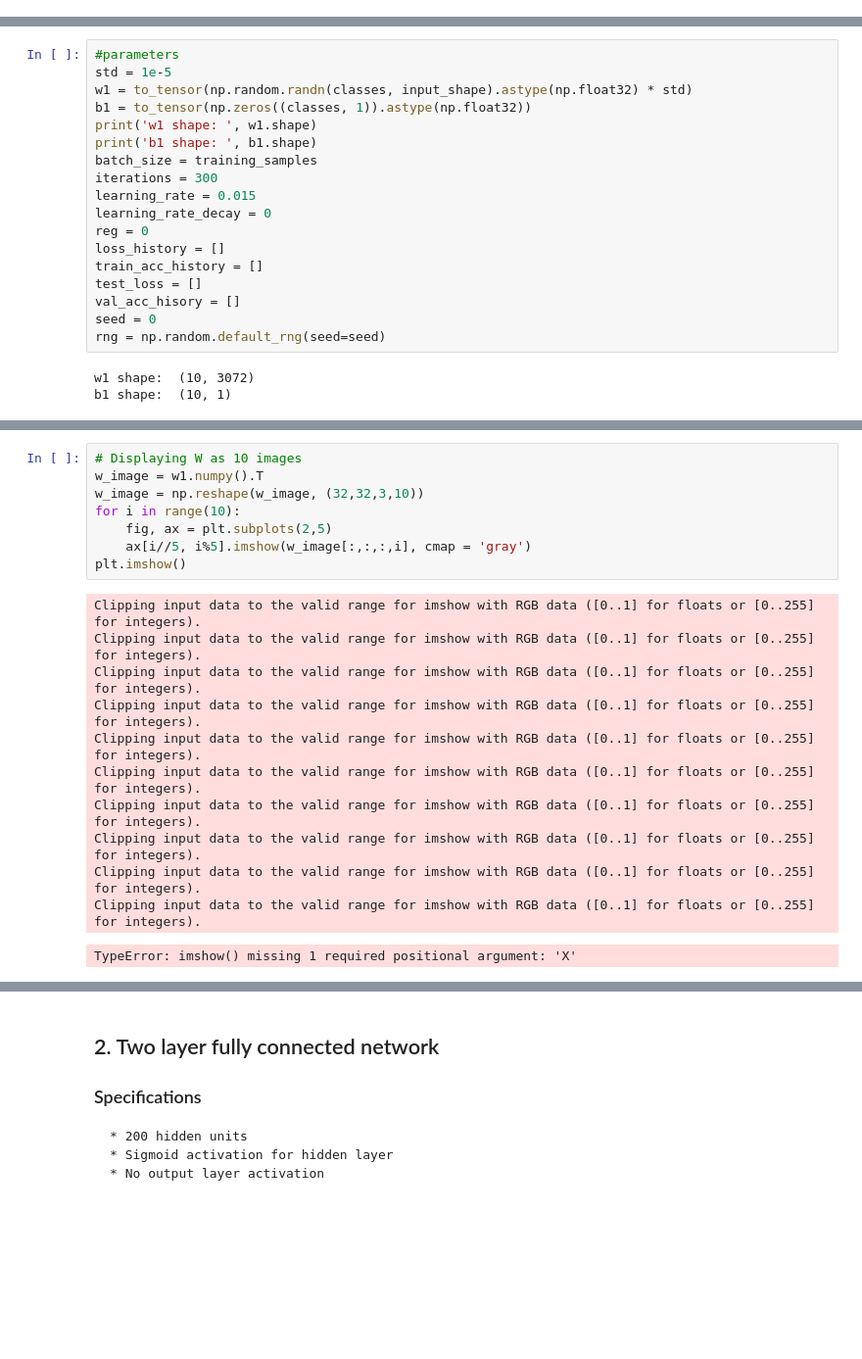
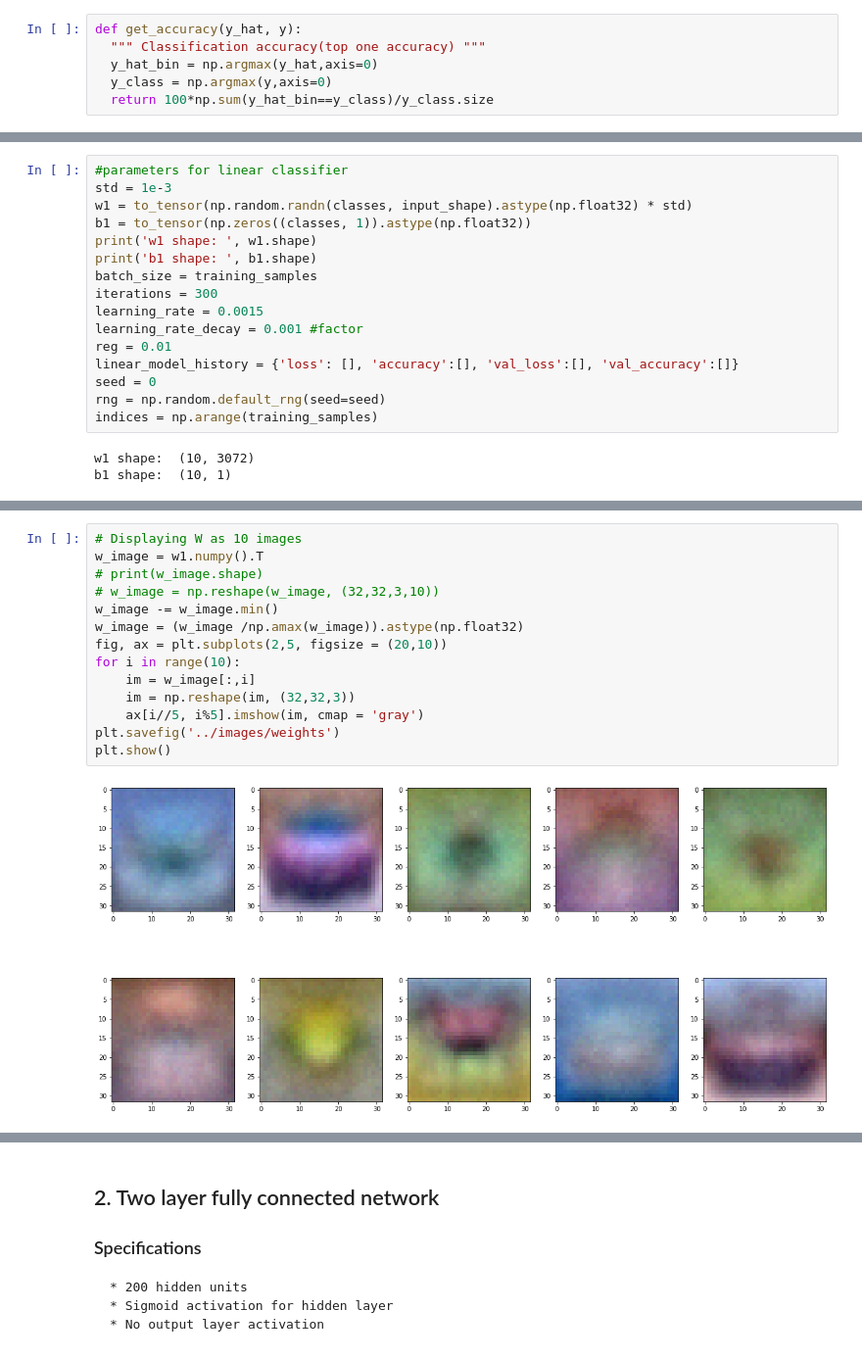
Before and after one commit to thieshanthan/EN2550, a Jupyter notebook: a04-Neural networks/code/assignment_a04.ipynb, the cells around one changed output, grey strips where cells are left out. Shown: that part at 98% size. Cells and saved outputs as stored; diff of their text form; blank space fills up the shorter version.

```diff
--- a/a04-Neural networks/code/assignment_a04.ipynb
+++ b/a04-Neural networks/code/assignment_a04.ipynb
@@ -20,4 +34,10 @@ print(
 # %% [markdown]
 ## 1. Linear Classifier
+# %%
+def get_accuracy(y_hat, y):
+  """ Classification accuracy(top one accuracy) """
+  y_hat_bin = np.argmax(y_hat,axis=0)
+  y_class = np.argmax(y,axis=0)
+  return 100*np.sum(y_hat_bin==y_class)/y_class.size
 # %%
 # Loading and Preparing the dataset
@@ -57,23 +81,21 @@ y_train = to_tensor(y_train)
 x_test = to_tensor(x_test)
 y_test = to_tensor(y_test)
 # %%
-#parameters
-std = 1e-5
+#parameters for linear classifier
+std = 1e-3
 w1 = to_tensor(np.random.randn(classes, input_shape).astype(np.float32) * std)
 b1 = to_tensor(np.zeros((classes, 1)).astype(np.float32))
 print('w1 shape: ', w1.shape)
 print('b1 shape: ', b1.shape)
 batch_size = training_samples
 iterations = 300
-learning_rate = 0.015
-learning_rate_decay = 0
-reg = 0
-loss_history = []
-train_acc_history = []
-test_loss = []
-val_acc_hisory = []
+learning_rate = 0.0015
+learning_rate_decay = 0.001 #factor
+reg = 0.01
+linear_model_history = {'loss': [], 'accuracy':[], 'val_loss':[], 'val_accuracy':[]}
 seed = 0
 rng = np.random.default_rng(seed=seed)
+indices = np.arange(training_samples)
 # %% [output]
 w1 shape:  (10, 3072)
 b1 shape:  (10, 1)
@@ -129,20 +171,16 @@ time taken: 9.66 seconds
 # %%
 # Displaying W as 10 images
 w_image = w1.numpy().T
-w_image = np.reshape(w_image, (32,32,3,10))
+# print(w_image.shape)
+# w_image = np.reshape(w_image, (32,32,3,10))
+w_image -= w_image.min()
+w_image = (w_image /np.amax(w_image)).astype(np.float32)
+fig, ax = plt.subplots(2,5, figsize = (20,10))
 for i in range(10):
-    fig, ax = plt.subplots(2,5)
-    ax[i//5, i%5].imshow(w_image[:,:,:,i], cmap = 'gray')
-plt.imshow()
+    im = w_image[:,i]
+    im = np.reshape(im, (32,32,3))
+    ax[i//5, i%5].imshow(im, cmap = 'gray')
+plt.savefig('../images/weights')
+plt.show()
 # %% [output]
-Clipping input data to the valid range for imshow with RGB data ([0..1] for floats or [0..255] for integers).
-Clipping input data to the valid range for imshow with RGB data ([0..1] for floats or [0..255] for integers).
-Clipping input data to the valid range for imshow with RGB data ([0..1] for floats or [0..255] for integers).
-Clipping input data to the valid range for imshow with RGB data ([0..1] for floats or [0..255] for integers).
-Clipping input data to the valid range for imshow with RGB data ([0..1] for floats or [0..255] for integers).
-Clipping input data to the valid range for imshow with RGB data ([0..1] for floats or [0..255] for integers).
-Clipping input data to the valid range for imshow with RGB data ([0..1] for floats or [0..255] for integers).
-Clipping input data to the valid range for imshow with RGB data ([0..1] for floats or [0..255] for integers).
-Clipping input data to the valid range for imshow with RGB data ([0..1] for floats or [0..255] for integers).
-Clipping input data to the valid range for imshow with RGB data ([0..1] for floats or [0..255] for integers).
-TypeError: imshow() missing 1 required positional argument: 'X'
+[figure, added]
```
Also changed, not shown: parts of 21 cells of this notebook, 6 other files.
